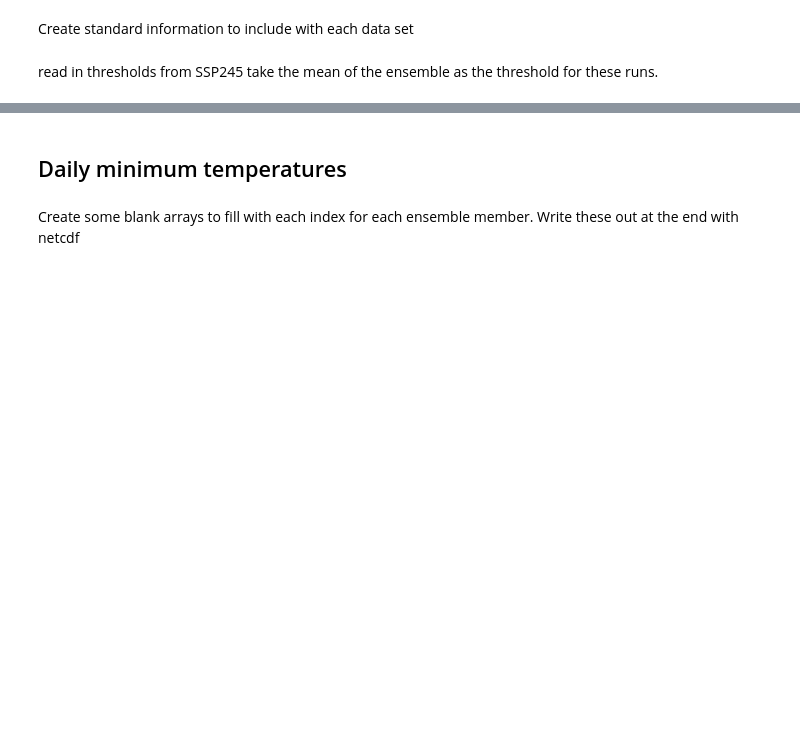
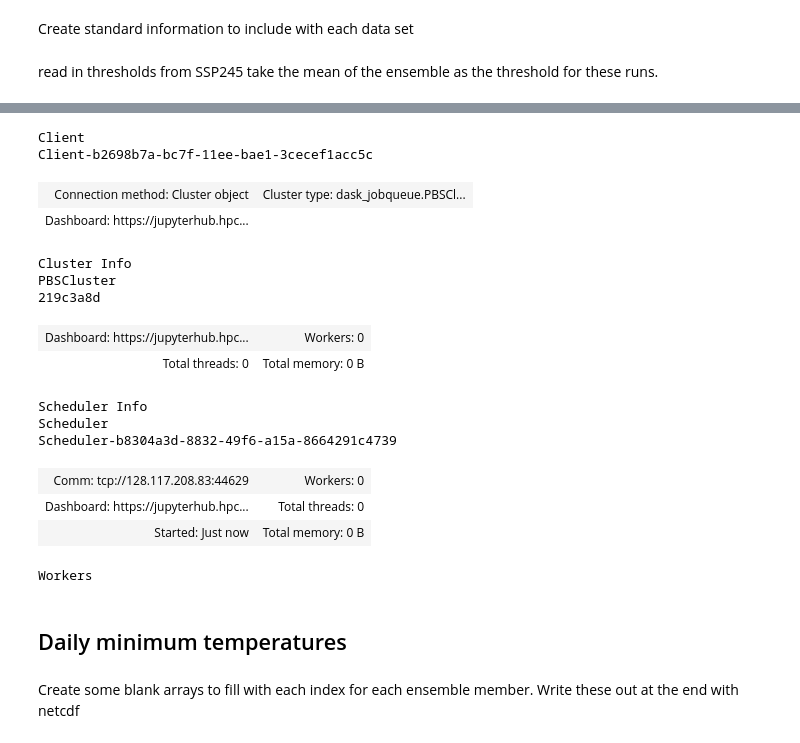
Before and after one commit to maritye/extreme_indices_cesm, a Jupyter notebook: notebooks/23-11-06_B_ETCCDI_Temp_annual.ipynb, the cells around one changed output, grey strips where cells are left out. Saved outputs shown, nothing was run; the diff lists cells and outputs as text; code cells hidden in the pictures; blank space fills up the shorter version.

```diff
--- a/notebooks/23-11-06_B_ETCCDI_Temp_annual.ipynb
+++ b/notebooks/23-11-06_B_ETCCDI_Temp_annual.ipynb
@@ -78,0 +87,34 @@ dx10
+# %%
+# Create a PBS cluster object
+cluster = PBSCluster(
+    job_name = 'dask-wk23-hpc',
+    cores = 1,
+    memory = '4GiB',
+    processes = 1,
+    local_directory = '/local_scratch/pbs.$PBS_JOBID/dask/spill',
+    resource_spec = 'select=1:ncpus=1:mem=4GB',
+    queue = 'casper',
+    walltime = '30:00',
+    interface = 'ext'
+)
+# %%
+# Create the client to load the Dashboard
+client = Client(cluster)
+client
+# %% [output]
+Client
+Client-b2698b7a-bc7f-11ee-bae1-3cecef1acc5c
+| Connection method: Cluster object | Cluster type: dask_jobqueue.PBSCl... |
+| Dashboard: https://jupyterhub.hpc... |  |
+Cluster Info
+PBSCluster
+219c3a8d
+| Dashboard: https://jupyterhub.hpc... | Workers: 0 |
+| Total threads: 0 | Total memory: 0 B |
+Scheduler Info
+Scheduler
+Scheduler-b8304a3d-8832-49f6-a15a-8664291c4739
+| Comm: tcp://128.117.208.83:44629 | Workers: 0 |
+| Dashboard: https://jupyterhub.hpc... | Total threads: 0 |
+| Started: Just now | Total memory: 0 B |
+Workers
```
Also changed, not shown: parts of 18 cells of this notebook.
